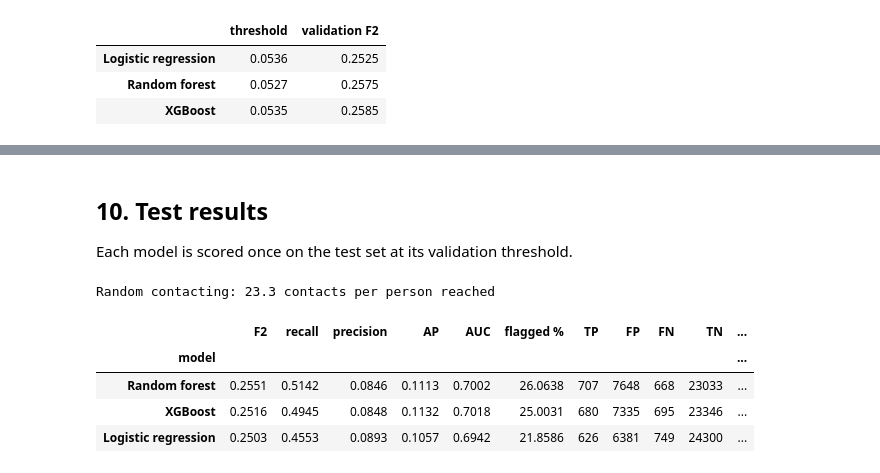
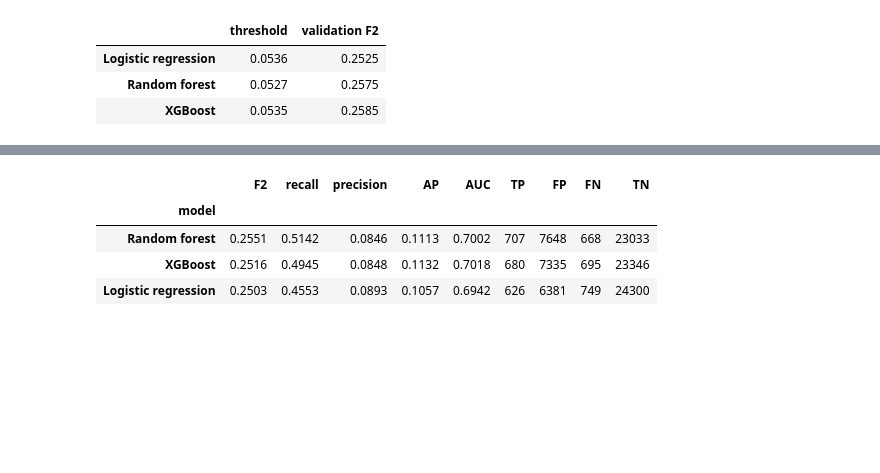
Before and after one commit to Lone-Wolfgang/brfss2015-diabetes-eda, a Jupyter notebook: Lab2/HarveyLuna.ipynb, the cells around one changed output, grey strips where cells are left out. Saved outputs shown, nothing was run; the diff lists cells and outputs as text; code cells hidden in the pictures; blank space fills up the shorter version.

```diff
--- a/Lab2/HarveyLuna.ipynb
+++ b/Lab2/HarveyLuna.ipynb
@@ -333,27 +196,20 @@ little gain in efficiency.
-# %% [markdown]
-## 10. Test results
-
-Each model is scored once on the test set at its validation threshold.
 # %%
-# ---- Score every model on the test set ----
+# ---- Score every model on the test set, once ----
 rows = []
 for name, m in models.items():
     s = m.predict_proba(X_test)[:, 1]
     pred = (s >= thresholds[name]).astype(int)
     tn, fp, fn, tp = confusion_matrix(y_test, pred).ravel()
     rows.append({"model": name, "F2": fbeta_score(y_test, pred, beta=2),
                  "recall": recall_score(y_test, pred), "precision": precision_score(y_test, pred),
                  "AP": average_precision_score(y_test, s), "AUC": roc_auc_score(y_test, s),
-                 "flagged %": 100 * pred.mean(), "TP": tp, "FP": fp, "FN": fn, "TN": tn,
-                 "contacts per person reached": (tp + fp) / tp})
+                 "TP": tp, "FP": fp, "FN": fn, "TN": tn})
 
 results = pd.DataFrame(rows).set_index("model").sort_values("F2", ascending=False)
-print(f"Random contacting: {1 / y_test.mean():.1f} contacts per person reached")
 results
 # %% [output]
-Random contacting: 23.3 contacts per person reached
-|  | F2 | recall | precision | AP | AUC | flagged % | TP | FP | FN | TN | ... |
-| model |  |  |  |  |  |  |  |  |  |  | ... |
-| Random forest | 0.2551 | 0.5142 | 0.0846 | 0.1113 | 0.7002 | 26.0638 | 707 | 7648 | 668 | 23033 | ... |
-| XGBoost | 0.2516 | 0.4945 | 0.0848 | 0.1132 | 0.7018 | 25.0031 | 680 | 7335 | 695 | 23346 | ... |
-| Logistic regression | 0.2503 | 0.4553 | 0.0893 | 0.1057 | 0.6942 | 21.8586 | 626 | 6381 | 749 | 24300 | ... |
+|  | F2 | recall | precision | AP | AUC | TP | FP | FN | TN |
+| model |  |  |  |  |  |  |  |  |  |
+| Random forest | 0.2551 | 0.5142 | 0.0846 | 0.1113 | 0.7002 | 707 | 7648 | 668 | 23033 |
+| XGBoost | 0.2516 | 0.4945 | 0.0848 | 0.1132 | 0.7018 | 680 | 7335 | 695 | 23346 |
+| Logistic regression | 0.2503 | 0.4553 | 0.0893 | 0.1057 | 0.6942 | 626 | 6381 | 749 | 24300 |
```
Also changed, not shown: parts of 34 cells of this notebook.
